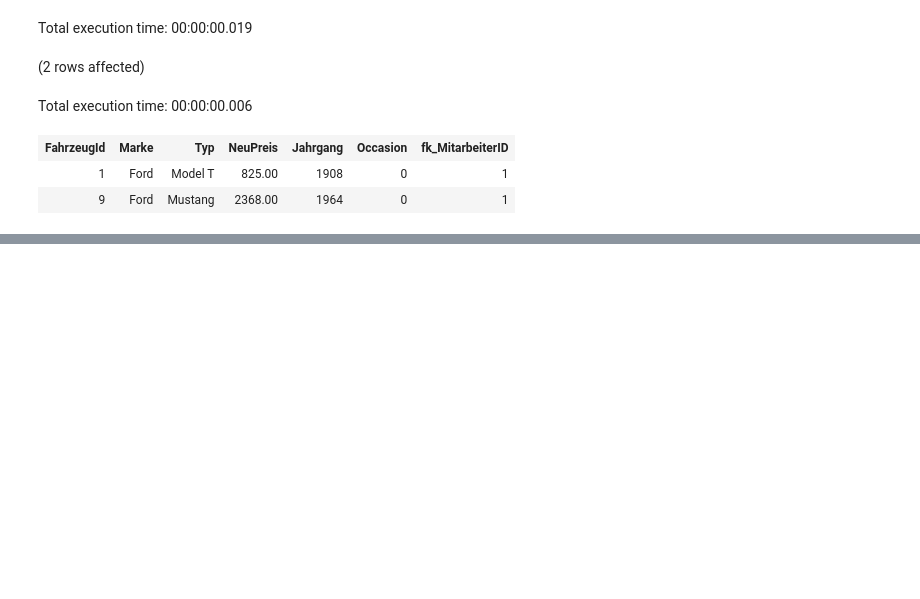
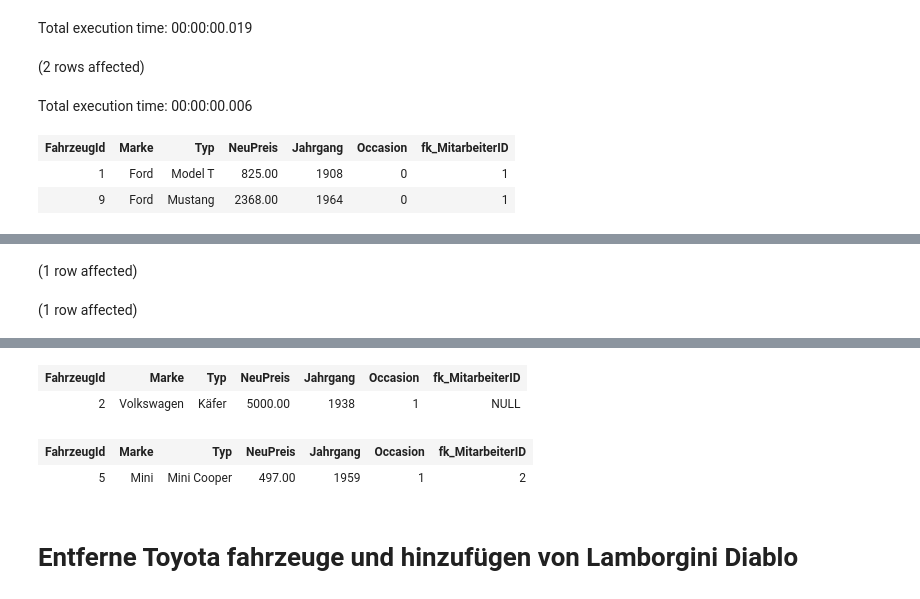
Before and after one commit to Matcha-Git/m164, a Jupyter notebook: DML/DML_aufgaben_Autopark.ipynb, the cells around one changed output, grey strips where cells are left out. Saved outputs shown, nothing was run; the diff lists cells and outputs as text; code cells hidden in the pictures; blank space fills up the shorter version.

```diff
--- a/DML/DML_aufgaben_Autopark.ipynb
+++ b/DML/DML_aufgaben_Autopark.ipynb
@@ -146,0 +160,6 @@ Total execution time: 00:00:00.006
+# %%
+SELECT * FROM Fahrzeug WHERE Typ = 'Käfer';
+SELECT * FROM Fahrzeug WHERE Typ = 'Mini Cooper';
+# %% [output]
+(1 row affected)
+(1 row affected)
@@ -146,0 +167,6 @@ Total execution time: 00:00:00.006
+| FahrzeugId | Marke | Typ | NeuPreis | Jahrgang | Occasion | fk_MitarbeiterID |
+| 2 | Volkswagen | Käfer | 5000.00 | 1938 | 1 | NULL |
+| FahrzeugId | Marke | Typ | NeuPreis | Jahrgang | Occasion | fk_MitarbeiterID |
+| 5 | Mini | Mini Cooper | 497.00 | 1959 | 1 | 2 |
+# %% [markdown]
+# **Entferne Toyota fahrzeuge und hinzufügen von Lamborgini Diablo**
```
Also changed, not shown: parts of 5 cells of this notebook.
